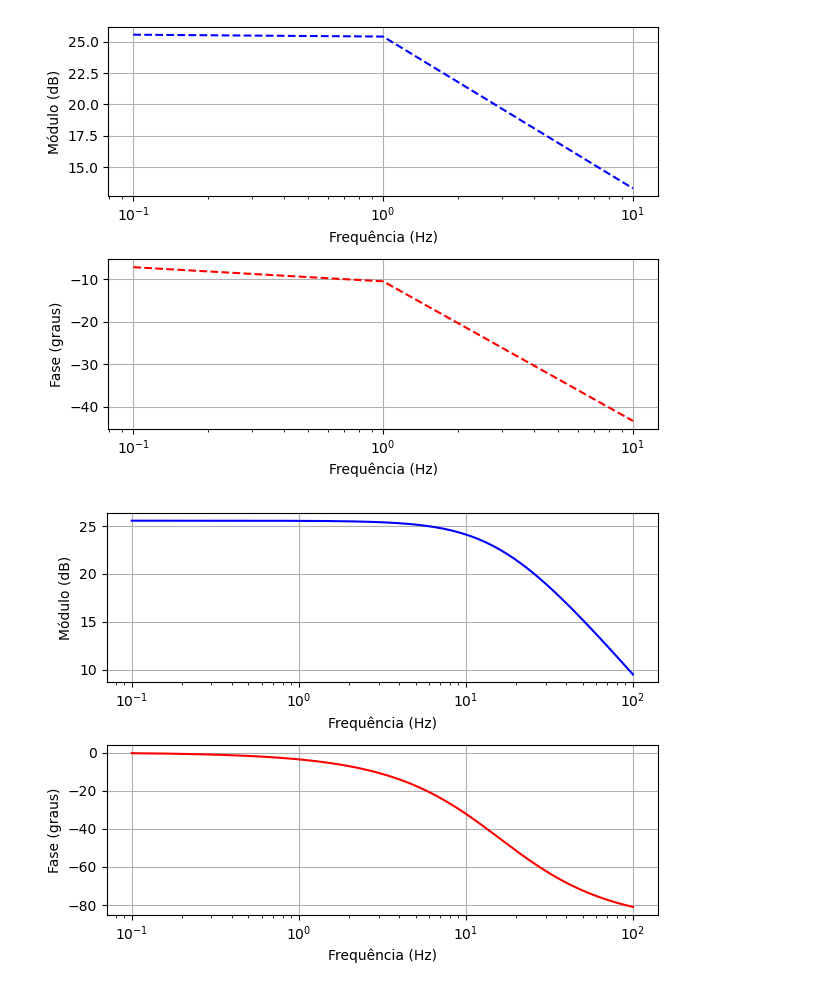
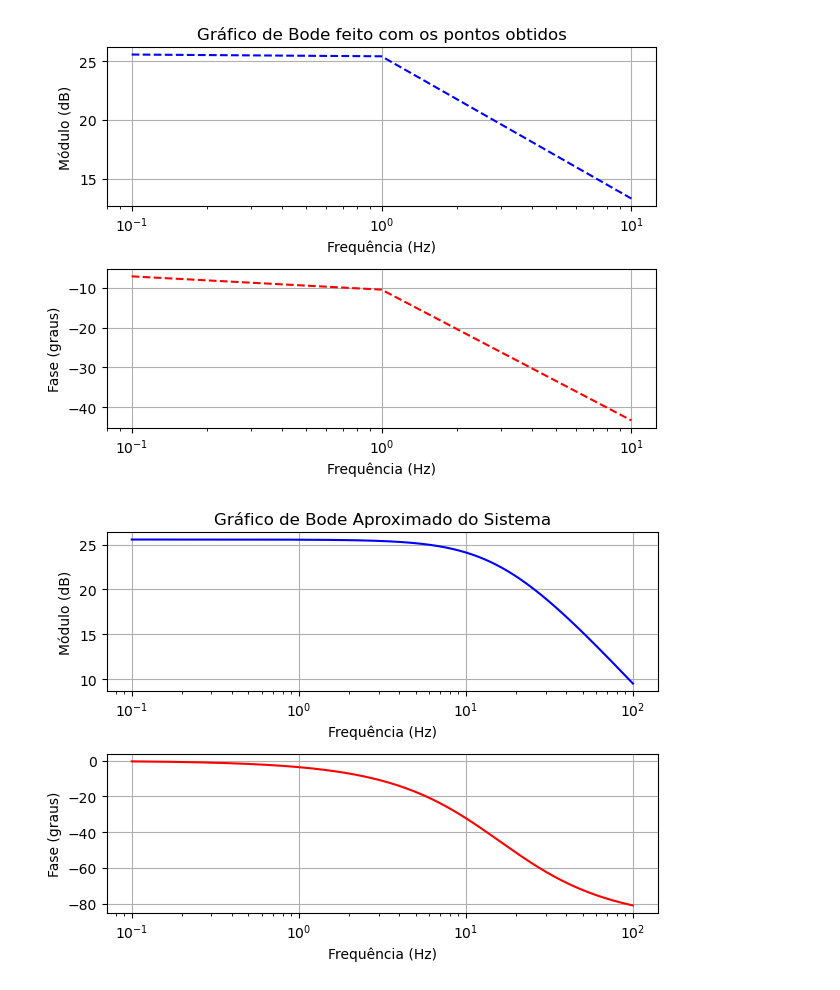
Before and after one commit to camillemotajf/lab_controle, a Jupyter notebook: bode.ipynb, the cells around one changed output. Cells and saved outputs as stored; diff of their text form; code cells hidden in the pictures.

```diff
--- a/bode.ipynb
+++ b/bode.ipynb
@@ -21,6 +21,7 @@ plt.semilogx(frequencies, modulos, 'b--')
 plt.xlabel('Frequência (Hz)')
 plt.ylabel('Módulo (dB)')
 plt.grid(True)
+plt.title("Gráfico de Bode feito com os pontos obtidos")
 
 # Plotando a fase em graus
 plt.subplot(2, 1, 2)
@@ -31,7 +32,7 @@ plt.grid(True)
 plt.tight_layout()
 plt.show()
 # %% [output]
-[figure, old version]
+[figure, new version]
 # %%
 import numpy as np
 import matplotlib.pyplot as plt
@@ -56,31 +57,32 @@ new_fases = []
 # Interpolação para o módulo
 for omega in new_omegas:
     new_modulo = modulos[0] - 20 * np.log10(np.sqrt(1 + (omega / omega_c)**2))
     new_modulos.append(new_modulo)
 
 # Interpolação para a fase
 for omega in new_omegas:
     new_fase = -np.degrees(np.arctan(omega / omega_c))
     new_fases.append(new_fase)
 
 # Plotando a assíntota do diagrama de Bode interpolada
 plt.figure()
 
 # Plotando o módulo em dB
 plt.subplot(2, 1, 1)
 plt.semilogx(new_frequencies, new_modulos, 'b-')
 plt.xlabel('Frequência (Hz)')
 plt.ylabel('Módulo (dB)')
 plt.grid(True)
+plt.title("Gráfico de Bode Aproximado do Sistema")
 
 # Plotando a fase em graus
 plt.subplot(2, 1, 2)
 plt.semilogx(new_frequencies, new_fases, 'r-')
 plt.xlabel('Frequência (Hz)')
 plt.ylabel('Fase (graus)')
 plt.grid(True)
 
 plt.tight_layout()
 plt.show()
 # %% [output]
-[figure, old version]
+[figure, new version]
```
Also changed, not shown: 18 other files.
